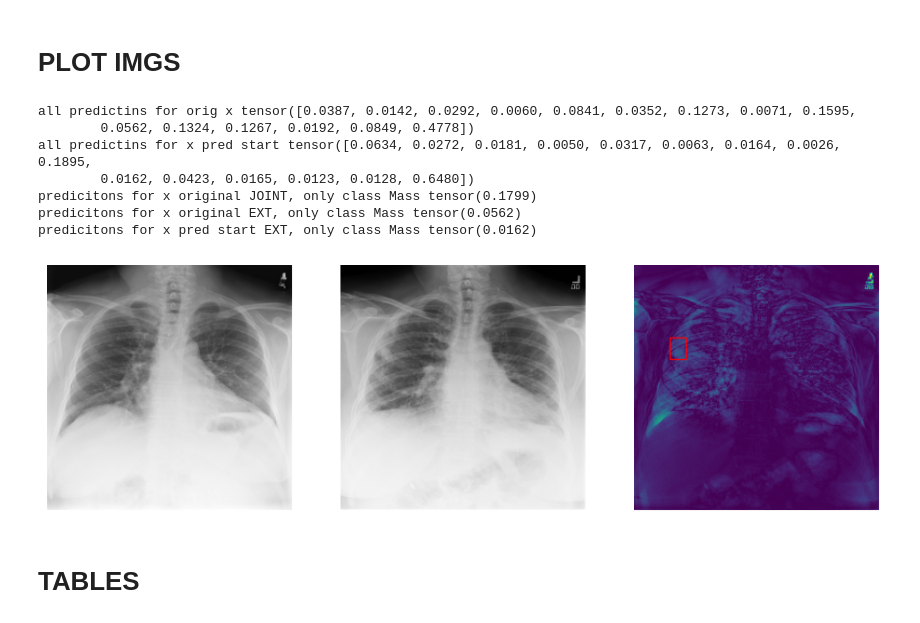
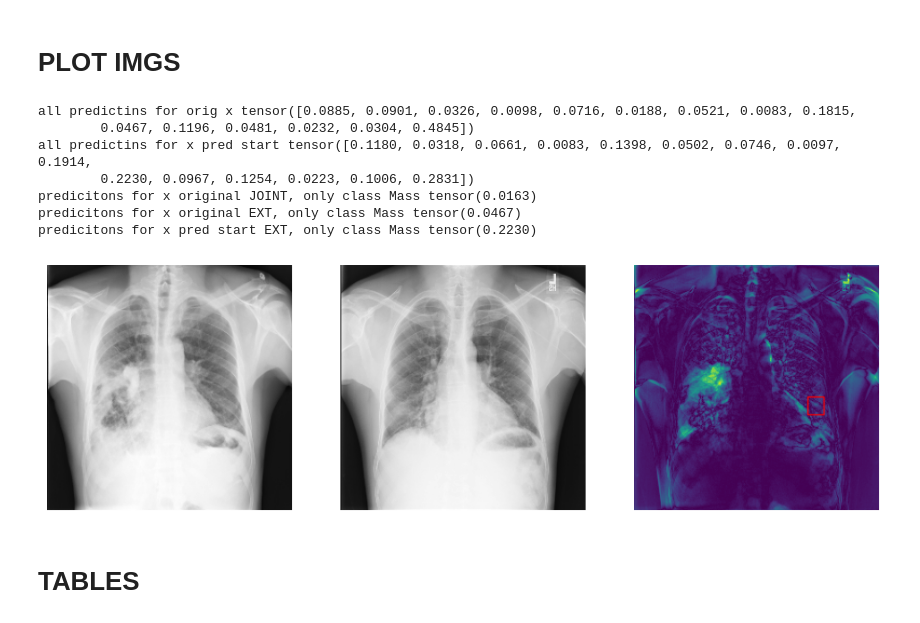
Before and after one commit to pskiers/Joint-Diffusion-in-Latent-Space, a Jupyter notebook: jk_sample_with_guidance.ipynb, the cells around one changed output. Cells and saved outputs as stored; diff of their text form; code cells hidden in the pictures.

```diff
--- a/jk_sample_with_guidance.ipynb
+++ b/jk_sample_with_guidance.ipynb
@@ -219,7 +219,7 @@ for class_ in ["Mass"]:
 import matplotlib.pyplot as plt
 import matplotlib.patches as patches
 # %%
-idx_from_batch = 5
+idx_from_batch = 77
 
 fig, axes = plt.subplots(1, 3, figsize=(12, 4))
 
@@ -243,41 +243,41 @@ ax +=1
 
 
 x, y, w, h = bbox[idx_from_batch][0], bbox[idx_from_batch][1],bbox[idx_from_batch][2], bbox[idx_from_batch][3]
 # Scale the bounding box coordinates from 1024x1024 to 256x256
 scaled_x = x * 0.25
 scaled_y = y * 0.25
 scaled_w = w * 0.25
 scaled_h = h * 0.25
 
 # Create a rectangle patch using the scaled coordinates
 rect = patches.Rectangle((scaled_x, scaled_y), scaled_w, scaled_h, linewidth=1, edgecolor='r', facecolor='none')
 
 # Add the rectangle patch to the plot
 axes[ax].add_patch(rect)
 
 
 axes[ax].imshow(diff)
 axes[ax].axis('off')
 
 #fig.suptitle(ret[3][0][idx_from_batch])
 pred_o_for_item = torch.nn.functional.sigmoid(pred_o[idx_from_batch])
 pred_o_ext_for_item = torch.nn.functional.sigmoid(pred_o_ext[idx_from_batch])
 pred_ext_for_item = torch.nn.functional.sigmoid(pred_ext[idx_from_batch])
 id_class = cl_list.index(class_)
 print('all predictins for orig x', pred_o_ext_for_item)
 print('all predictins for x pred start', pred_ext_for_item)
 print(f'predicitons for x original JOINT, only class {cl_list[id_class]}', pred_o_for_item[id_class])
 print(f'predicitons for x original EXT, only class {cl_list[id_class]}', pred_o_ext_for_item[id_class])
 print(f'predicitons for x pred start EXT, only class {cl_list[id_class]}',pred_ext_for_item[id_class])
 # %% [output]
-all predictins for orig x tensor([0.0387, 0.0142, 0.0292, 0.0060, 0.0841, 0.0352, 0.1273, 0.0071, 0.1595,
-        0.0562, 0.1324, 0.1267, 0.0192, 0.0849, 0.4778])
-all predictins for x pred start tensor([0.0634, 0.0272, 0.0181, 0.0050, 0.0317, 0.0063, 0.0164, 0.0026, 0.1895,
-        0.0162, 0.0423, 0.0165, 0.0123, 0.0128, 0.6480])
-predicitons for x original JOINT, only class Mass tensor(0.1799)
-predicitons for x original EXT, only class Mass tensor(0.0562)
-predicitons for x pred start EXT, only class Mass tensor(0.0162)
+all predictins for orig x tensor([0.0885, 0.0901, 0.0326, 0.0098, 0.0716, 0.0188, 0.0521, 0.0083, 0.1815,
+        0.0467, 0.1196, 0.0481, 0.0232, 0.0304, 0.4845])
+all predictins for x pred start tensor([0.1180, 0.0318, 0.0661, 0.0083, 0.1398, 0.0502, 0.0746, 0.0097, 0.1914,
+        0.2230, 0.0967, 0.1254, 0.0223, 0.1006, 0.2831])
+predicitons for x original JOINT, only class Mass tensor(0.0163)
+predicitons for x original EXT, only class Mass tensor(0.0467)
+predicitons for x pred start EXT, only class Mass tensor(0.2230)
-[figure, old version]
+[figure, new version]
 # %% [markdown]
 # TABLES
 # %% [markdown]
```
Also changed, not shown: parts of 4 cells of this notebook, 3 other files.
